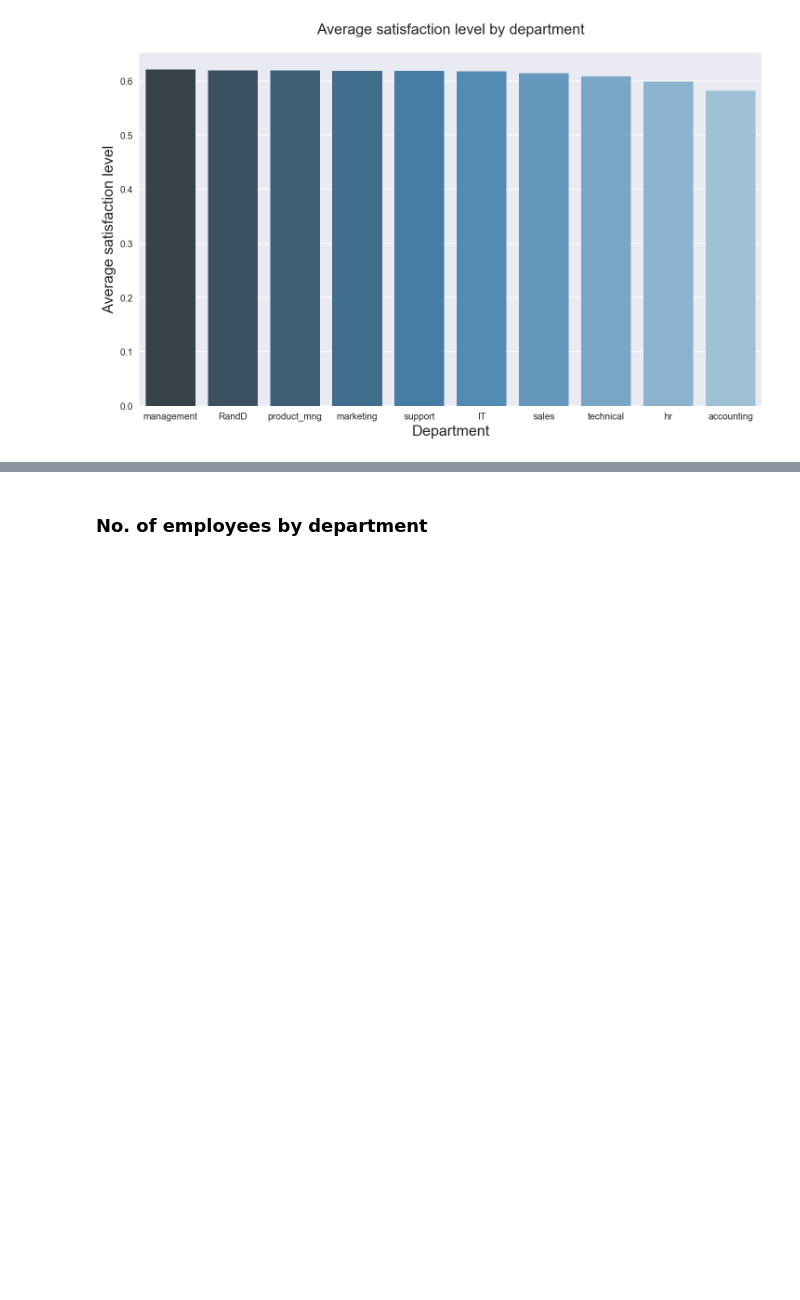
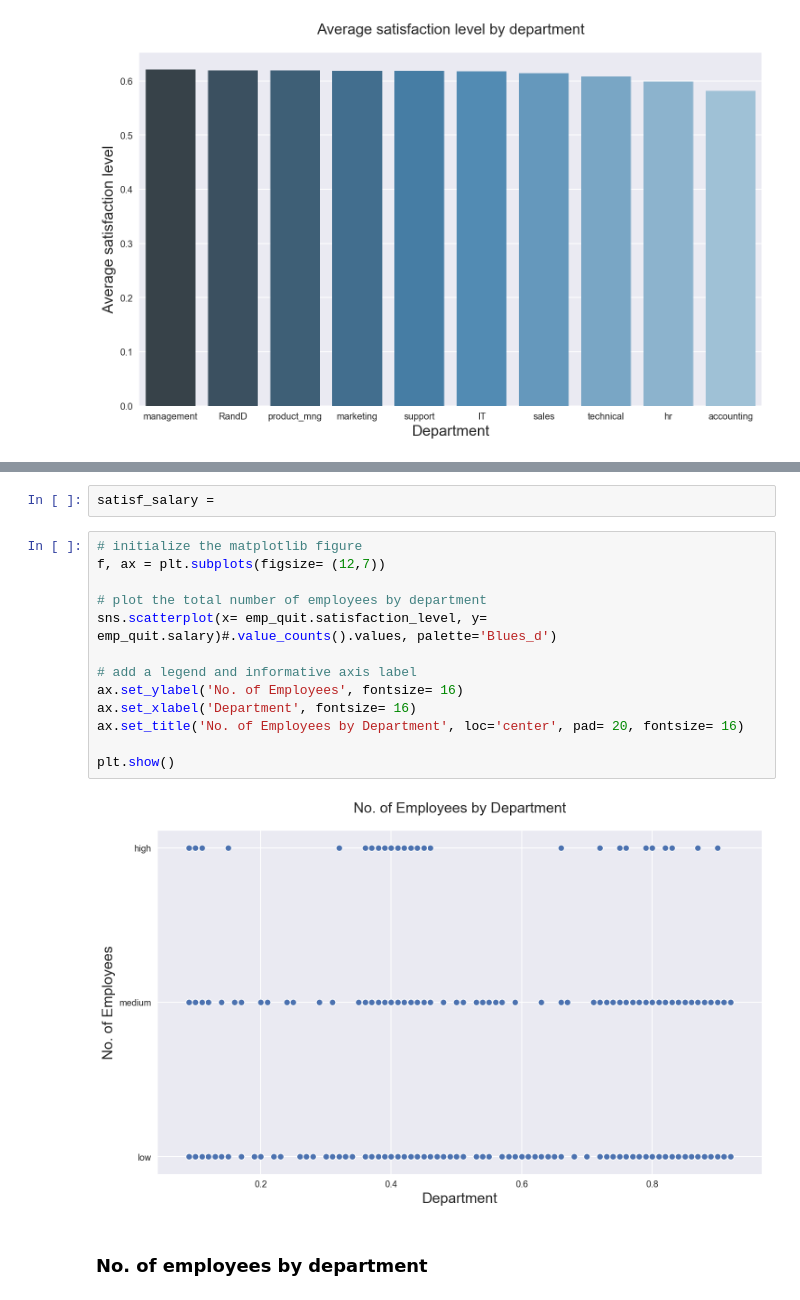
Before and after one commit to Ana-Andre/Predictive-Emplyee-Turnover, a Jupyter notebook: 2_Notebooks/1_DataCleanig_and_EDA.ipynb, the cells around one changed output, grey strips where cells are left out. Drawn from its saved outputs; the diff is of its cells as text; blank space fills up the shorter version.

```diff
--- a/2_Notebooks/1_DataCleanig_and_EDA.ipynb
+++ b/2_Notebooks/1_DataCleanig_and_EDA.ipynb
@@ -446,3 +497,20 @@ plt.show()
+# %%
+satisf_salary =
+# %%
+# initialize the matplotlib figure
+f, ax = plt.subplots(figsize= (12,7))
+
+# plot the total number of employees by department
+sns.scatterplot(x= emp_quit.satisfaction_level, y= emp_quit.salary)#.value_counts().values, palette='Blues_d')
+
+# add a legend and informative axis label
+ax.set_ylabel('No. of Employees', fontsize= 16)
+ax.set_xlabel('Department', fontsize= 16)
+ax.set_title('No. of Employees by Department', loc='center', pad= 20, fontsize= 16)
+
+plt.show()
+# %% [output]
+[figure, added]
 # %% [markdown]
 ### No. of employees by department
 # %%
```
Also changed, not shown: parts of 23 cells of this notebook, 2 other files.
